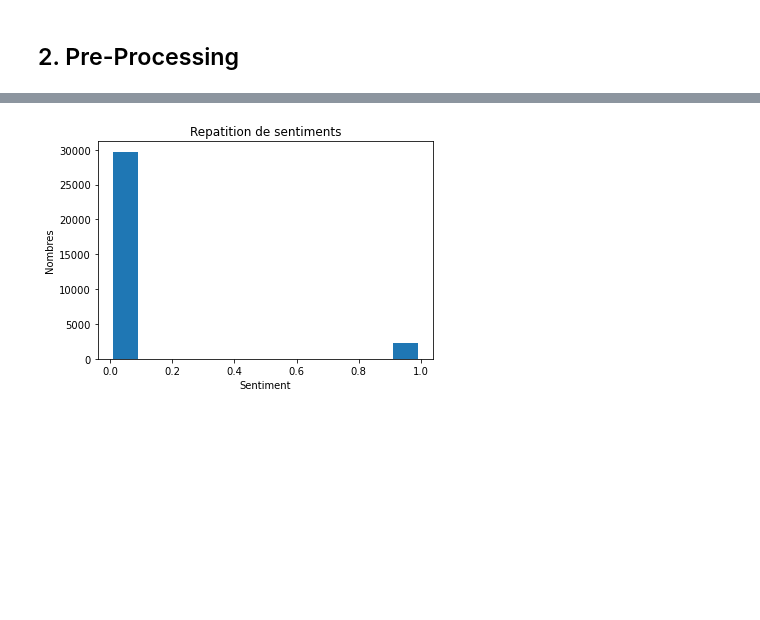
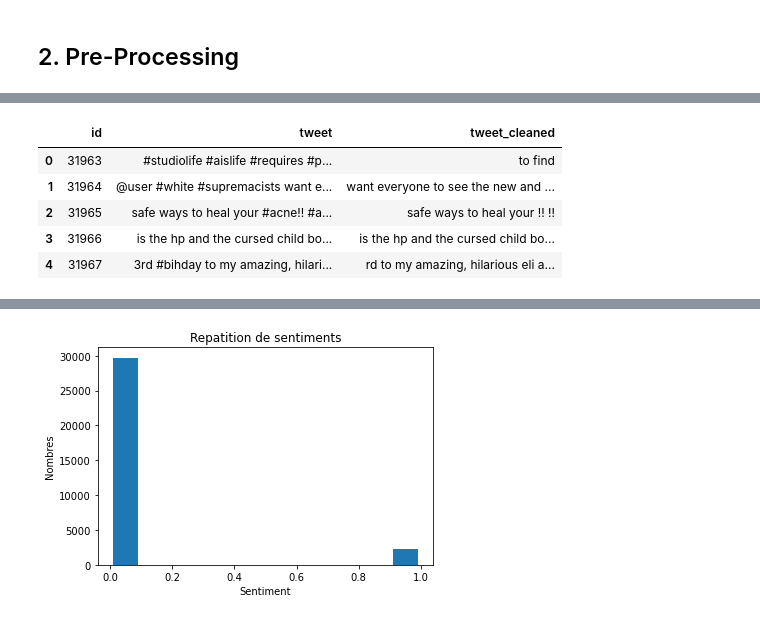
Before and after one commit to celsedarius/MasterUV, a Jupyter notebook: projet NLP/projet_nlp.ipynb, the cells around one changed output, grey strips where cells are left out. Drawn from its saved outputs; the diff is of its cells as text; code cells hidden in the pictures; blank space fills up the shorter version.

```diff
--- a/projet NLP/projet_nlp.ipynb
+++ b/projet NLP/projet_nlp.ipynb
@@ -45,0 +93,3 @@ data['sentiment'] = data['label']
+# %%
+data_test = pd.read_csv('data/test.csv', encoding="ISO-8859-1")
+data_test.head()
@@ -56,0 +134,2 @@ data.groupby('sentiment').describe()
+# %%
+data_test = data_test.drop_duplicates()
@@ -56,0 +160,9 @@ data.groupby('sentiment').describe()
+# %%
+data_test.head()
+# %% [output]
+|  | id | tweet | tweet_cleaned |
+| 0 | 31963 | #studiolife #aislife #requires #p... | to find |
+| 1 | 31964 | @user #white #supremacists want e... | want everyone to see the new and ... |
+| 2 | 31965 | safe ways to heal your #acne!! #a... | safe ways to heal your !! !! |
+| 3 | 31966 | is the hp and the cursed child bo... | is the hp and the cursed child bo... |
+| 4 | 31967 | 3rd #bihday to my amazing, hilari... | rd to my amazing, hilarious eli a... |
```
Also changed, not shown: parts of 44 cells of this notebook.
